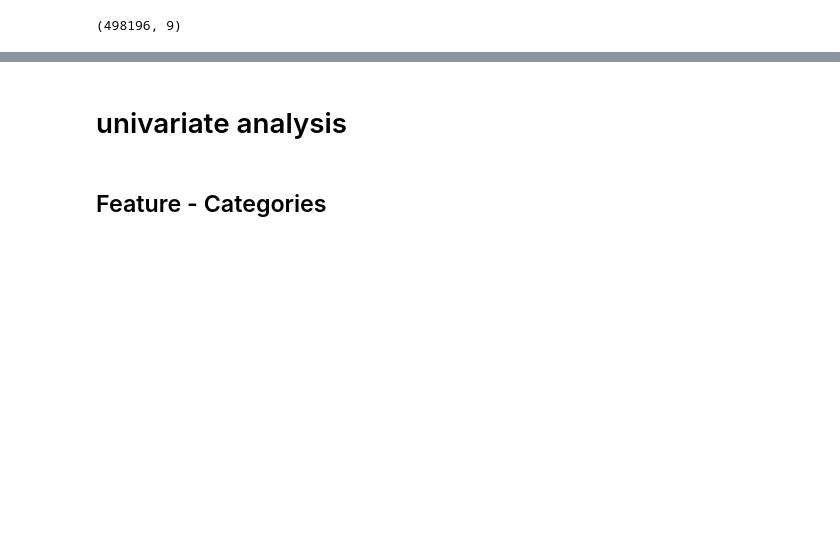
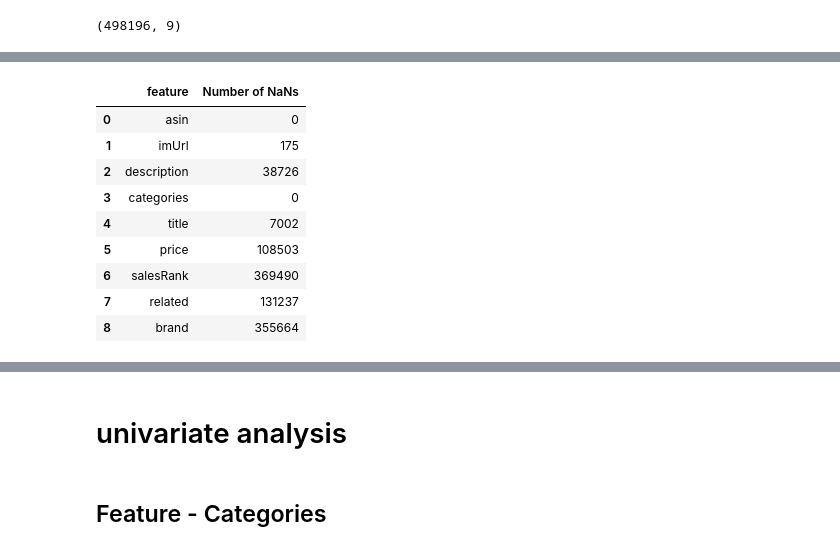
Before and after one commit to sarthakTUM/Amazon-Mining, a Jupyter notebook: notebooks/Exploratory Data Analysis - Metadata .ipynb, the cells around one changed output, grey strips where cells are left out. Drawn from its saved outputs; the diff is of its cells as text; code cells hidden in the pictures; blank space fills up the shorter version.

```diff
--- a/notebooks/Exploratory Data Analysis - Metadata .ipynb
+++ b/notebooks/Exploratory Data Analysis - Metadata .ipynb
@@ -77,0 +100,13 @@ dtype: object
+# %%
+nans_df
+# %% [output]
+|  | feature | Number of NaNs |
+| 0 | asin | 0 |
+| 1 | imUrl | 175 |
+| 2 | description | 38726 |
+| 3 | categories | 0 |
+| 4 | title | 7002 |
+| 5 | price | 108503 |
+| 6 | salesRank | 369490 |
+| 7 | related | 131237 |
+| 8 | brand | 355664 |
```
Also changed, not shown: parts of 28 cells of this notebook, 2 other files.
